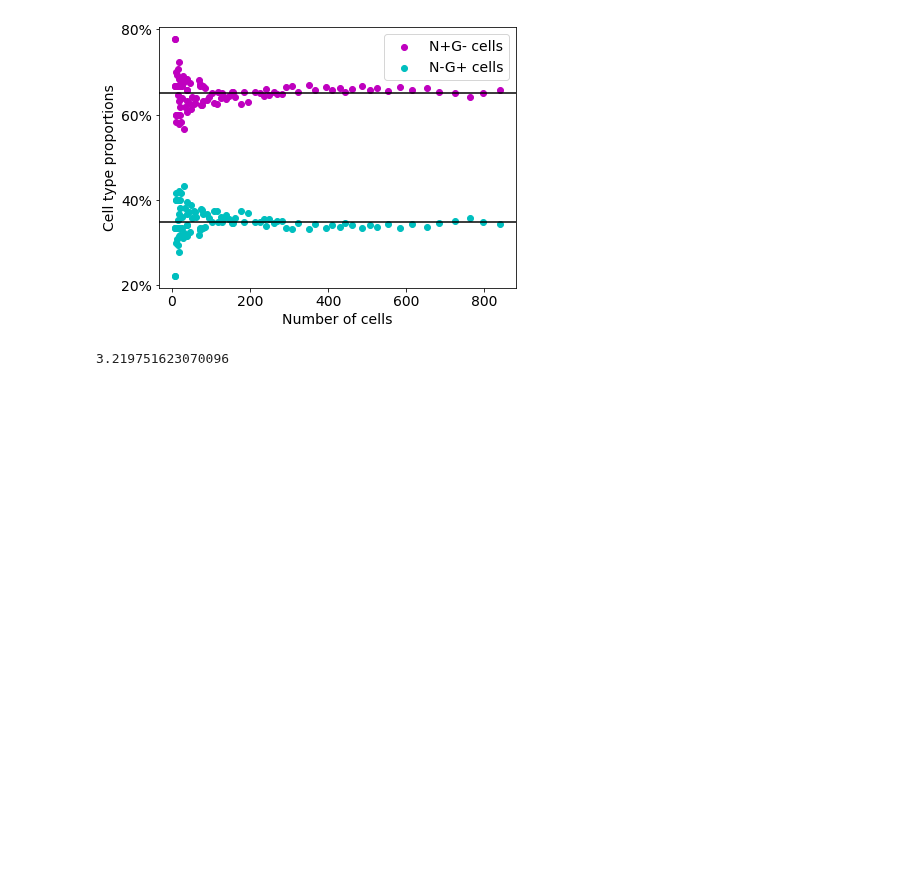
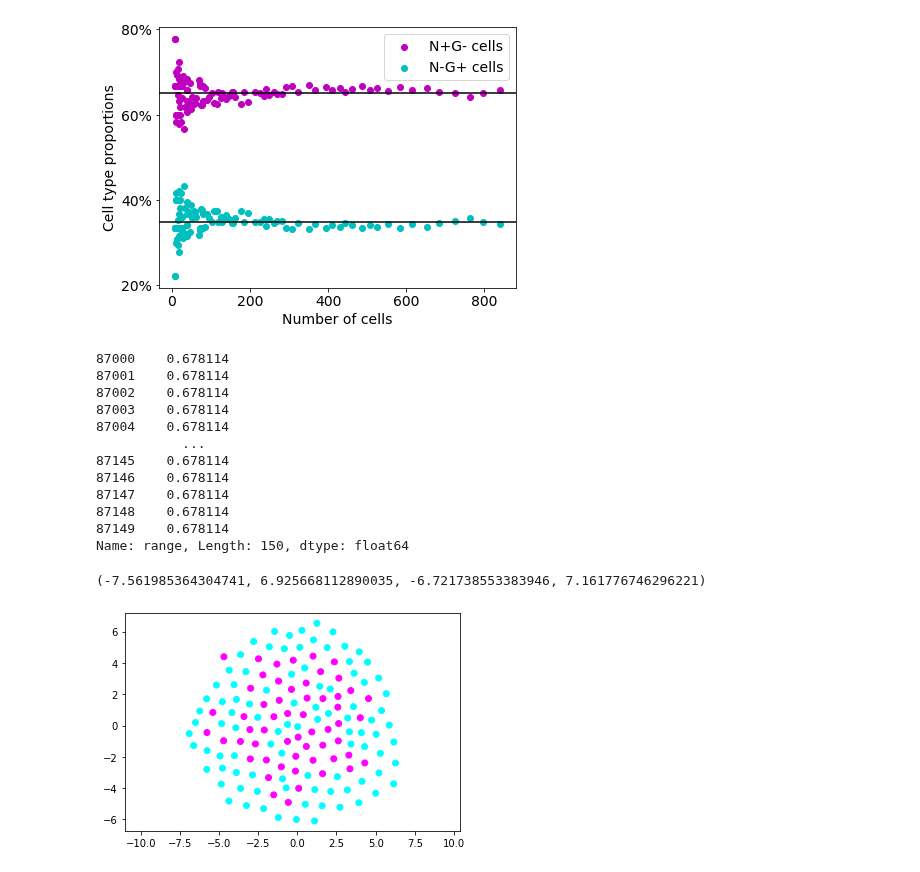
Before and after one commit to SchardtS/Cell-Differentiation, a Jupyter notebook: Data Production.ipynb, the cells around one changed output. Drawn from its saved outputs; the diff is of its cells as text; code cells hidden in the pictures; blank space fills up the shorter version.

```diff
--- a/Data Production.ipynb
+++ b/Data Production.ipynb
@@ -1085,7 +1090,27 @@ plt.savefig("Results/Publications/Pattern Formation/proportions_size.png")
 [0.65134851] [5.01824884]
 <matplotlib.legend.Legend at 0x...>
 [figure]
-# %%
-np.std(nofN*100)
-# %% [output]
-3.219751623070096
+# %%
+import pandas as pd
+import matplotlib.pyplot as plt
+
+Data = pd.read_csv('C:/Users/sis85wc/Desktop/ML Training Data/varying range+ratio/Organoids.csv')
+Org = Data[Data['ID'] == 580]
+plt.scatter(Org['x'], Org['y'], c = Org['fate'], cmap='cool')
+print(Org['range'])
+plt.axis('equal')
+# %% [output]
+87000    0.678114
+87001    0.678114
+87002    0.678114
+87003    0.678114
+87004    0.678114
+           ...
+87145    0.678114
+87146    0.678114
+87147    0.678114
+87148    0.678114
+87149    0.678114
+Name: range, Length: 150, dtype: float64
+(-7.561985364304741, 6.925668112890035, -6.721738553383946, 7.161776746296221)
+[figure, added]
```
Also changed, not shown: parts of 1 cell of this notebook, 11 other files.
